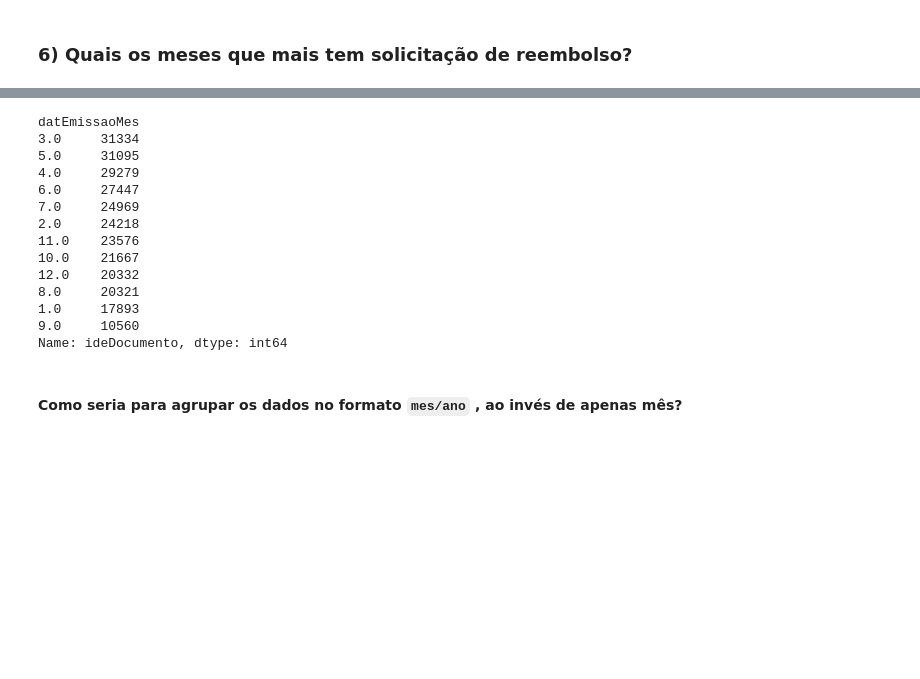
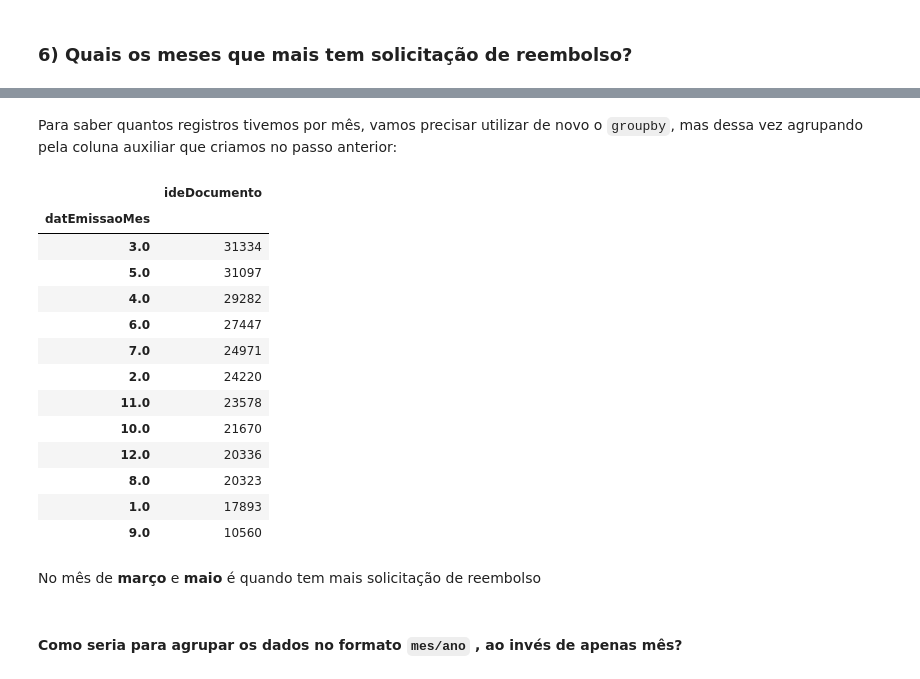
Before and after one commit to escola-de-dados/python-inovacao-civica, a Jupyter notebook: semana_3/desafio_gabarito.ipynb, the cells around one changed output, grey strips where cells are left out. Cells and saved outputs as stored; diff of their text form; code cells hidden in the pictures; blank space fills up the shorter version.

```diff
--- a/semana_3/desafio_gabarito.ipynb
+++ b/semana_3/desafio_gabarito.ipynb
@@ -180,19 +255,23 @@ Name: datEmissaoMes, Length: 292734, dtype: float64
+# %% [markdown]
+Para saber quantos registros tivemos por mês, vamos precisar utilizar de novo o `groupby`, mas dessa vez agrupando pela coluna auxiliar que criamos no passo anterior:
 # %%
-df_reembolso.groupby("datEmissaoMes")["ideDocumento"].count().sort_values(ascending=False)
+df_reembolso.groupby("datEmissaoMes")["ideDocumento"].count().sort_values(ascending=False).to_frame()
 # %% [output]
-datEmissaoMes
-3.0     31334
-5.0     31095
-4.0     29279
-6.0     27447
-7.0     24969
-2.0     24218
-11.0    23576
-10.0    21667
-12.0    20332
-8.0     20321
-1.0     17893
-9.0     10560
-Name: ideDocumento, dtype: int64
+|  | ideDocumento |
+| datEmissaoMes |  |
+| 3.0 | 31334 |
+| 5.0 | 31097 |
+| 4.0 | 29282 |
+| 6.0 | 27447 |
+| 7.0 | 24971 |
+| 2.0 | 24220 |
+| 11.0 | 23578 |
+| 10.0 | 21670 |
+| 12.0 | 20336 |
+| 8.0 | 20323 |
+| 1.0 | 17893 |
+| 9.0 | 10560 |
+# %% [markdown]
+No mês de **março** e **maio** é quando tem mais solicitação de reembolso
 # %% [markdown]
 #### Como seria para agrupar os dados no formato `mes/ano` , ao invés de apenas mês?
```
Also changed, not shown: parts of 44 cells of this notebook.
